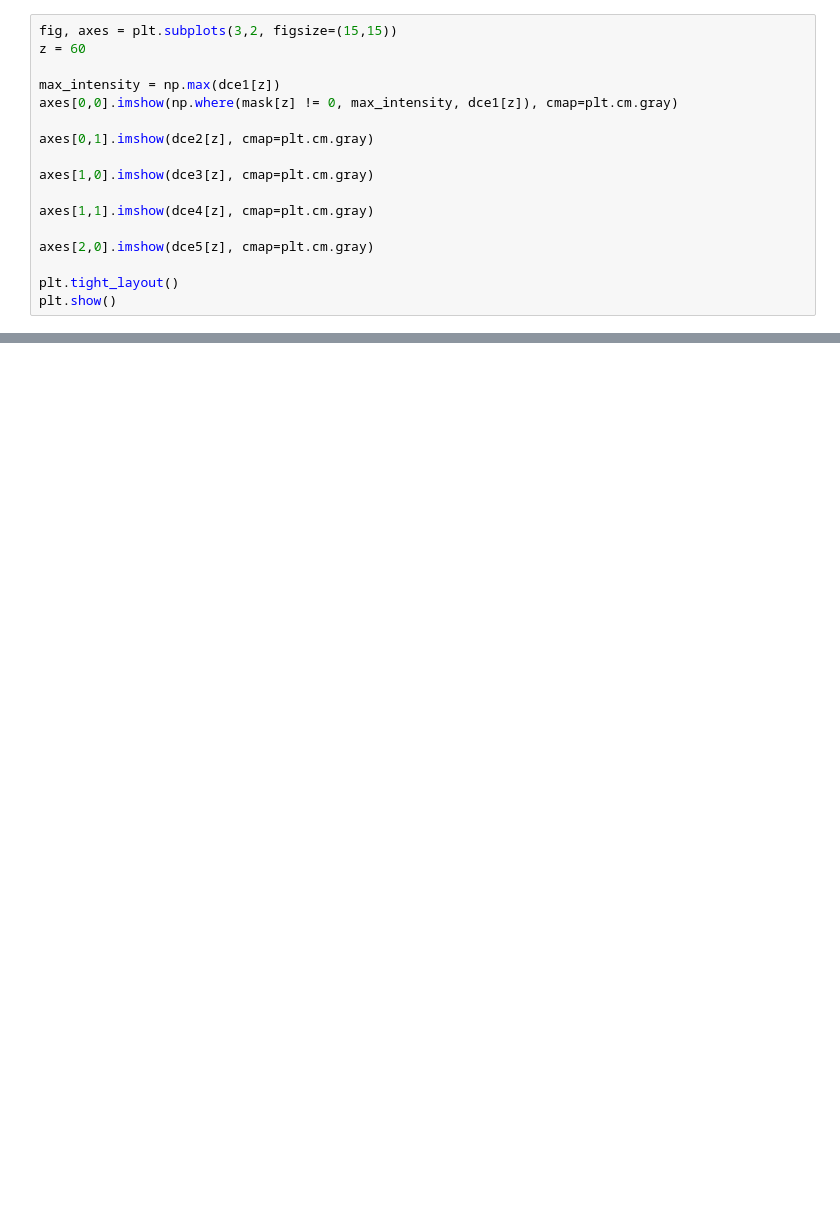
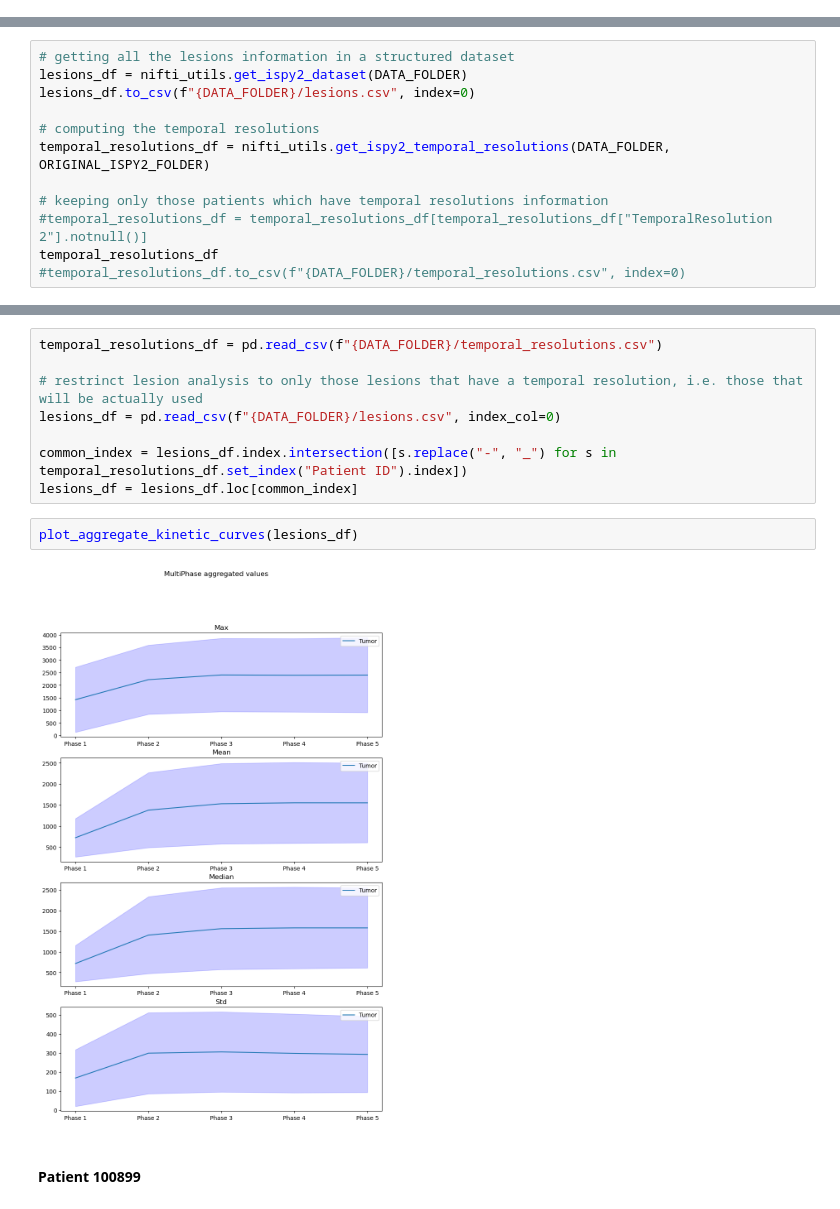
Before and after one commit to bendico765/MRI-Breast, a Jupyter notebook: Mama-mia-analysis.ipynb, the cells around one changed output, grey strips where cells are left out. Drawn from its saved outputs; the diff is of its cells as text; blank space fills up the shorter version.

```diff
--- a/Mama-mia-analysis.ipynb
+++ b/Mama-mia-analysis.ipynb
@@ -52,17 +0,0 @@ plt.show()
-# %%
-fig, axes = plt.subplots(3,2, figsize=(15,15))
-z = 60
-
-max_intensity = np.max(dce1[z])
-axes[0,0].imshow(np.where(mask[z] != 0, max_intensity, dce1[z]), cmap=plt.cm.gray)
-
-axes[0,1].imshow(dce2[z], cmap=plt.cm.gray)
-
-axes[1,0].imshow(dce3[z], cmap=plt.cm.gray)
-
-axes[1,1].imshow(dce4[z], cmap=plt.cm.gray)
-
-axes[2,0].imshow(dce5[z], cmap=plt.cm.gray)
-
-plt.tight_layout()
-plt.show()
@@ -70,0 +111,12 @@ plt.show()
+# %%
+# getting all the lesions information in a structured dataset
+lesions_df = nifti_utils.get_ispy2_dataset(DATA_FOLDER)
+lesions_df.to_csv(f"{DATA_FOLDER}/lesions.csv", index=0)
+
+# computing the temporal resolutions
+temporal_resolutions_df = nifti_utils.get_ispy2_temporal_resolutions(DATA_FOLDER, ORIGINAL_ISPY2_FOLDER)
+
+# keeping only those patients which have temporal resolutions information
+#temporal_resolutions_df = temporal_resolutions_df[temporal_resolutions_df["TemporalResolution 2"].notnull()]
+temporal_resolutions_df
+#temporal_resolutions_df.to_csv(f"{DATA_FOLDER}/temporal_resolutions.csv", index=0)
@@ -70,0 +383,14 @@ plt.show()
+# %%
+temporal_resolutions_df = pd.read_csv(f"{DATA_FOLDER}/temporal_resolutions.csv")
+
+# restrinct lesion analysis to only those lesions that have a temporal resolution, i.e. those that will be actually used
+lesions_df = pd.read_csv(f"{DATA_FOLDER}/lesions.csv", index_col=0)
+
+common_index = lesions_df.index.intersection([s.replace("-", "_") for s in temporal_resolutions_df.set_index("Patient ID").index])
+lesions_df = lesions_df.loc[common_index]
+# %%
+plot_aggregate_kinetic_curves(lesions_df)
+# %% [output]
+[figure, added]
+# %% [markdown]
+#### Patient 100899
```
Also changed, not shown: parts of 45 cells of this notebook, 7 other files.
